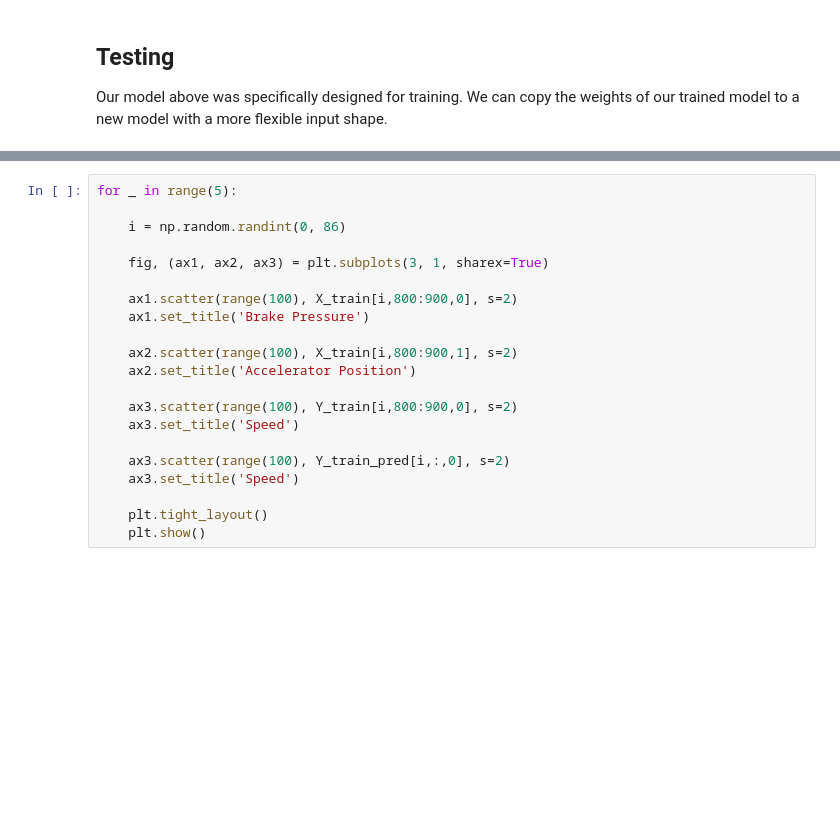
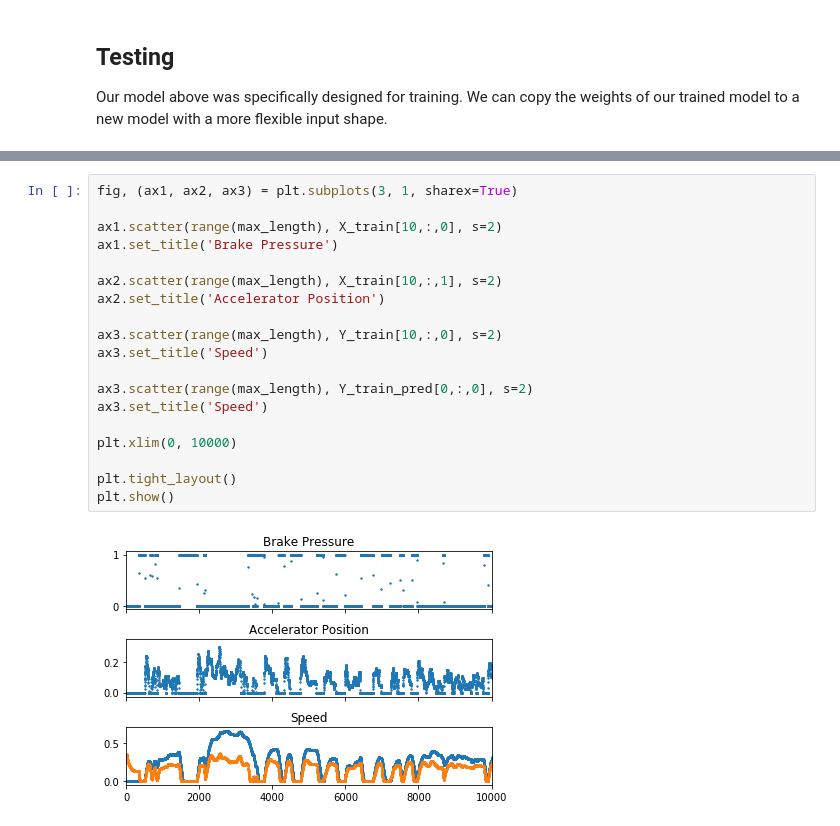
Before and after one commit to RobertDurfee/VehicleSimulation, a Jupyter notebook: Simulation.ipynb, the cells around one changed output, grey strips where cells are left out. Cells and saved outputs as stored; diff of their text form; blank space fills up the shorter version.

```diff
--- a/Simulation.ipynb
+++ b/Simulation.ipynb
@@ -241,21 +265,21 @@ Y_train_pred = model.predict(X_train[:,800:900,:], batch_size=86)
 # %%
-for _ in range(5):
+fig, (ax1, ax2, ax3) = plt.subplots(3, 1, sharex=True)
 
-    i = np.random.randint(0, 86)
+ax1.scatter(range(max_length), X_train[10,:,0], s=2)
+ax1.set_title('Brake Pressure')
 
-    fig, (ax1, ax2, ax3) = plt.subplots(3, 1, sharex=True)
+ax2.scatter(range(max_length), X_train[10,:,1], s=2)
+ax2.set_title('Accelerator Position')
 
-    ax1.scatter(range(100), X_train[i,800:900,0], s=2)
-    ax1.set_title('Brake Pressure')
+ax3.scatter(range(max_length), Y_train[10,:,0], s=2)
+ax3.set_title('Speed')
 
-    ax2.scatter(range(100), X_train[i,800:900,1], s=2)
-    ax2.set_title('Accelerator Position')
+ax3.scatter(range(max_length), Y_train_pred[0,:,0], s=2)
+ax3.set_title('Speed')
 
-    ax3.scatter(range(100), Y_train[i,800:900,0], s=2)
-    ax3.set_title('Speed')
+plt.xlim(0, 10000)
 
-    ax3.scatter(range(100), Y_train_pred[i,:,0], s=2)
-    ax3.set_title('Speed')
-
-    plt.tight_layout()
-    plt.show()
+plt.tight_layout()
+plt.show()
+# %% [output]
+[figure, added]
```
Also changed, not shown: parts of 6 cells of this notebook.
